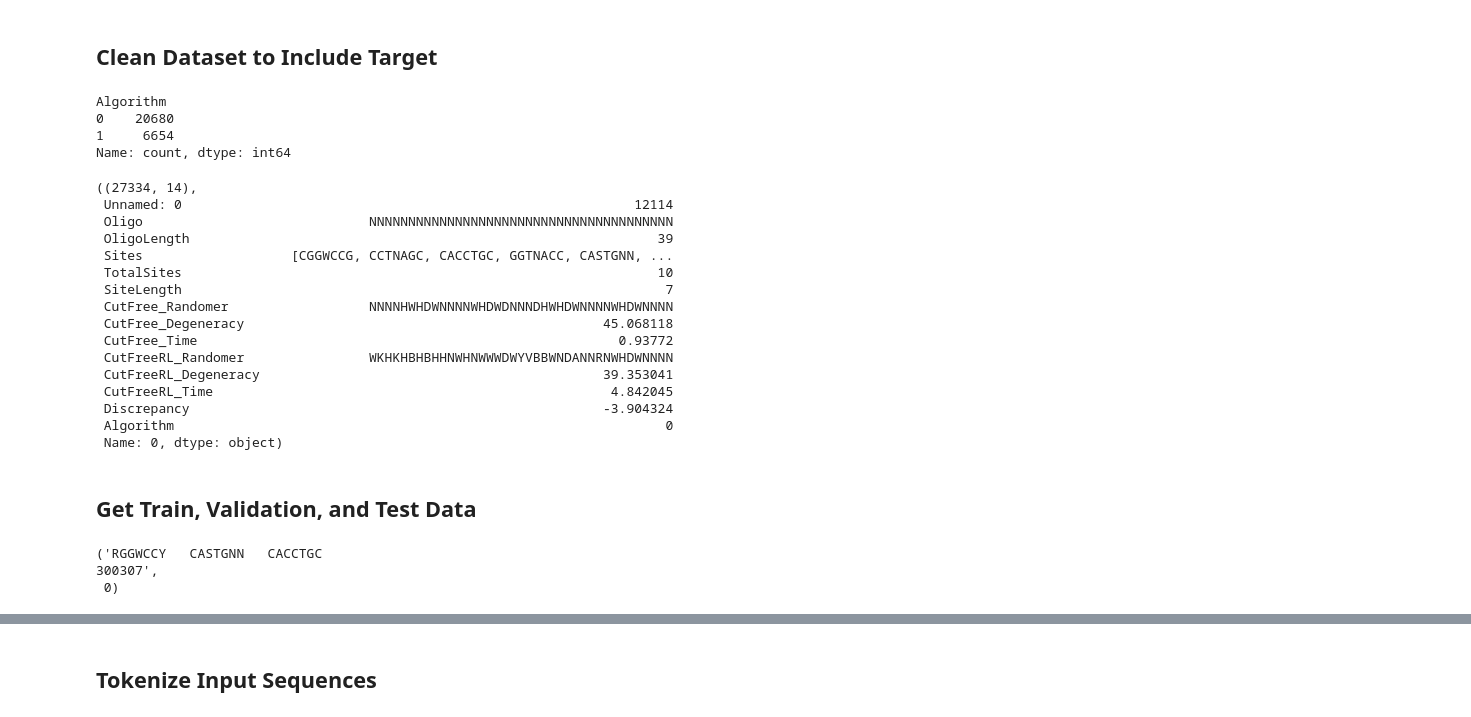
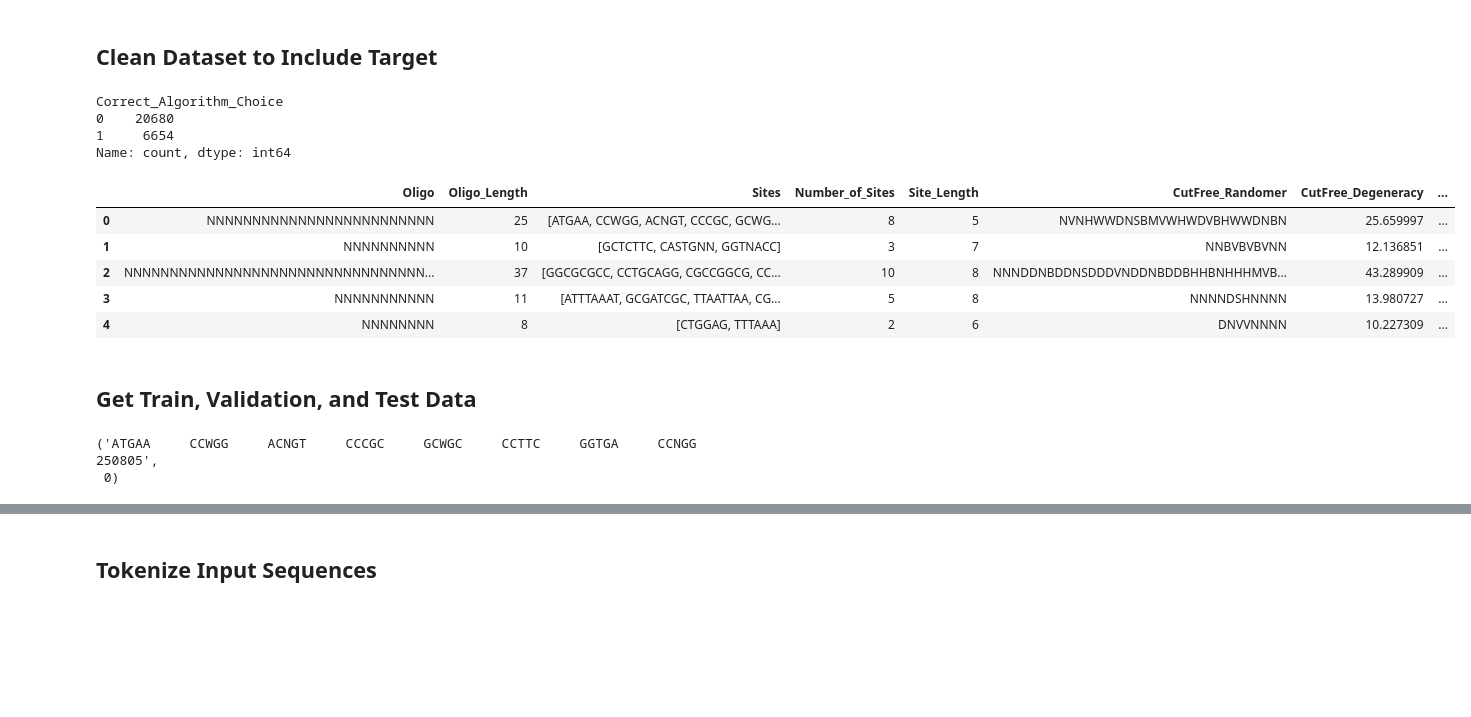
Before and after one commit to wrickord/CutFree, a Jupyter notebook: algorithm-classifier/AlgorithmClassifier.ipynb, the cells around one changed output, grey strips where cells are left out. Cells and saved outputs as stored; diff of their text form; code cells hidden in the pictures; blank space fills up the shorter version.

```diff
--- a/algorithm-classifier/AlgorithmClassifier.ipynb
+++ b/algorithm-classifier/AlgorithmClassifier.ipynb
@@ -54,64 +55,57 @@ df = df_original.copy()
 # drop duplicate rows
 duplicate_rows = df.duplicated(subset=["Oligo", "Sites"], keep="first")
 df = df[~duplicate_rows]
 
 # fix the sites column
 df["Sites"] = [s[5:-2] for s in df["Sites"]]
 df["Sites"] = [s.replace("\"", "").replace(" ", "") for s in df["Sites"]]
 df["Sites"] = [s.split(",") for s in df["Sites"]]
 
 # add time discrepancy column
-df["Discrepancy"] = df["CutFree_Time"] - df["CutFreeRL_Time"]
-df = df.sort_values(by=["Discrepancy"], ascending=True)
-df = df.reset_index(drop=True)
+df["Time_Discrepancy"] = df["CutFree_Time"] - df["CutFreeRL_Time"]
 
 # add correct algorithm column
 conditions = [
     (df["CutFree_Time"] <= df["CutFreeRL_Time"]),
     (df["CutFree_Time"] > df["CutFreeRL_Time"])
 ]
 values = [0, 1] # 0 = CutFree, 1 = CutFreeRL
-df["Algorithm"] = np.select(conditions, values)
+df["Correct_Algorithm_Choice"] = np.select(conditions, values)
 
 # adjust correct algorithm based on degeneracy if it outside of the confidence
-# interval (i.e., ignore CutFreeRL if the degeneracy loss is too significant,
-# typically caused by incomplete CutFreeRL output)
-df.loc[df["CutFree_Degeneracy"] == 0, "Algorithm"] = 1
+# interval (i.e., ignore cutfreerl if the degeneracy loss is too significant,
+# typically caused by incomplete cutfreerl output)
+df.loc[df["CutFree_Degeneracy"] == 0, "Correct_Algorithm_Choice"] = 1
 df.loc[
     df["CutFreeRL_Degeneracy"] <= df["CutFree_Degeneracy"]
     - (df["CutFree_Degeneracy"] * 0.10),
-    "Algorithm"
+    "Correct_Algorithm_Choice"
 ] = 0
 
 # count classifcations
-print(df["Algorithm"].value_counts())
+print(df["Correct_Algorithm_Choice"].value_counts())
 
-df.shape, df.iloc[0]
+# shuffle dataframe
+df = df.sample(frac=1).reset_index(drop=True).drop(columns=["Unnamed: 0"])
+
+df.head()
 # %% [output]
-Algorithm
+Correct_Algorithm_Choice
 0    20680
 1     6654
 Name: count, dtype: int64
-((27334, 14),
- Unnamed: 0                                                          12114
- Oligo                             NNNNNNNNNNNNNNNNNNNNNNNNNNNNNNNNNNNNNNN
- OligoLength                                                            39
- Sites                   [CGGWCCG, CCTNAGC, CACCTGC, GGTNACC, CASTGNN, ...
- TotalSites                                                             10
- SiteLength                                                              7
- CutFree_Randomer                  NNNNHWHDWNNNNWHDWDNNNDHWHDWNNNNWHDWNNNN
- CutFree_Degeneracy                                              45.068118
- CutFree_Time                                                      0.93772
- CutFreeRL_Randomer                WKHKHBHBHHNWHNWWWDWYVBBWNDANNRNWHDWNNNN
- CutFreeRL_Degeneracy                                            39.353041
- CutFreeRL_Time                                                   4.842045
- Discrepancy                                                     -3.904324
- Algorithm                                                               0
- Name: 0, dtype: object)
+|  | Oligo | Oligo_Length | Sites | Number_of_Sites | Site_Length | CutFree_Randomer | CutFree_Degeneracy | ... |
+| 0 | NNNNNNNNNNNNNNNNNNNNNNNNN | 25 | [ATGAA, CCWGG, ACNGT, CCCGC, GCWG... | 8 | 5 | NVNHWWDNSBMVWHWDVBHWWDNBN | 25.659997 | ... |
+| 1 | NNNNNNNNNN | 10 | [GCTCTTC, CASTGNN, GGTNACC] | 3 | 7 | NNBVBVBVNN | 12.136851 | ... |
+| 2 | NNNNNNNNNNNNNNNNNNNNNNNNNNNNNNNNN... | 37 | [GGCGCGCC, CCTGCAGG, CGCCGGCG, CC... | 10 | 8 | NNNDDNBDDNSDDDVNDDNBDDBHHBNHHHMVB... | 43.289909 | ... |
+| 3 | NNNNNNNNNNN | 11 | [ATTTAAAT, GCGATCGC, TTAATTAA, CG... | 5 | 8 | NNNNDSHNNNN | 13.980727 | ... |
+| 4 | NNNNNNNN | 8 | [CTGGAG, TTTAAA] | 2 | 6 | DNVVNNNN | 10.227309 | ... |
 # %% [markdown]
 ## Get Train, Validation, and Test Data
 # %%
-# gather text and label information for tokenization
+# gather text and label information for tokenization by concatenating a padded
+# version of the restriction sites together and adding the oligo length, number
+# of sites, and site length to the end of the string for future reference
 texts = []
 labels = []
 for index, row in df.iterrows():
@@ -124,27 +118,27 @@ for index, row in df.iterrows():
     if len(temp_text) < 10:
         temp_text += [" " * 10] * (10 - len(temp_text))
 
-    oligo_length = row["OligoLength"]
+    oligo_length = row["Oligo_Length"]
     if oligo_length < 10:
         oligo_length = "0" + str(oligo_length)
     temp_text.append(str(oligo_length))
 
-    number_of_sites = row["TotalSites"]
+    number_of_sites = row["Number_of_Sites"]
     if number_of_sites < 10:
         number_of_sites = "0" + str(number_of_sites)
     temp_text.append(str(number_of_sites))
 
-    site_length = row["SiteLength"]
+    site_length = row["Site_Length"]
     if site_length < 10:
         site_length = "0" + str(site_length)
     temp_text.append(str(site_length))
 
     texts.append("".join(temp_text))
-    labels.append(row["Algorithm"])
+    labels.append(row["Correct_Algorithm_Choice"])
 
-texts[1000], labels[1000]
+texts[0], labels[0]
 # %% [output]
-('RGGWCCY   CASTGNN   CACCTGC                                                                         300307',
+('ATGAA     CCWGG     ACNGT     CCCGC     GCWGC     CCTTC     GGTGA     CCNGG                         250805',
  0)
 # %%
 # get random state to improve validity of results
```
Also changed, not shown: parts of 29 cells of this notebook, 17 other files.
